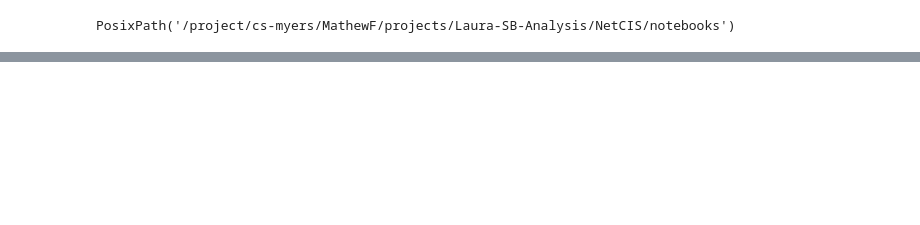
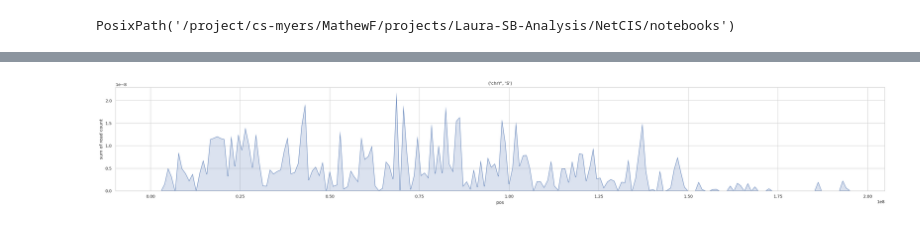
Before and after one commit to RogersLabGroup/NetCIS, a Jupyter notebook: notebooks/preprocess_insertions_analysis.ipynb, the cells around one changed output, grey strips where cells are left out. Saved outputs shown, nothing was run; the diff lists cells and outputs as text; code cells hidden in the pictures; blank space fills up the shorter version.

```diff
--- a/notebooks/preprocess_insertions_analysis.ipynb
+++ b/notebooks/preprocess_insertions_analysis.ipynb
@@ -51,0 +120,18 @@ inserts_df
+# %%
+graph_files = Path("/project/cs-myers/MathewF/projects/Laura-SB-Analysis/2020_SB-output/GRCm39/results-graphs/")
+for key in result_dict.keys():
+    print(key)
+    chrom, treatment = key
+    graph_file = graph_files / treatment / chrom / "subgraphs.pickle"
+    with open(graph_file, 'rb') as f:
+        subgraphs = pickle.load(f)
+    for i, G in enumerate(subgraphs):
+        nodes = G.number_of_nodes()
+        edges = G.number_of_edges()
+        num_inserts = sum([ G.nodes[node]['counts'] for node in G.nodes ])
+        tmp_pos = sorted([ G.nodes[node]["position"] for node in G.nodes ])
+        min_pos = min(tmp_pos)
+        max_pos = max(tmp_pos)
+        range_pos = max_pos - min_pos
+        print(i, min_pos, max_pos, range_pos)
+    break
@@ -51,0 +178,12 @@ inserts_df
+# %%
+param1 = 0.001
+(
+    so.Plot(data=data_df, x="pos", y="read_count")
+    .add(so.Area(), so.KDE(bw_adjust=param1, common_norm=False, common_grid=False))
+    .layout(size=(24,4))
+    .theme({**axes_style("whitegrid"), **plotting_context("paper")})
+    .label(y="sum of read count", title=key)
+)
+# TODO: now add dashes for the range of each subgraph in chrom 1 of LT samples
+# %% [output]
+[figure, added]
```
Also changed, not shown: parts of 19 cells of this notebook, 14 other files.
